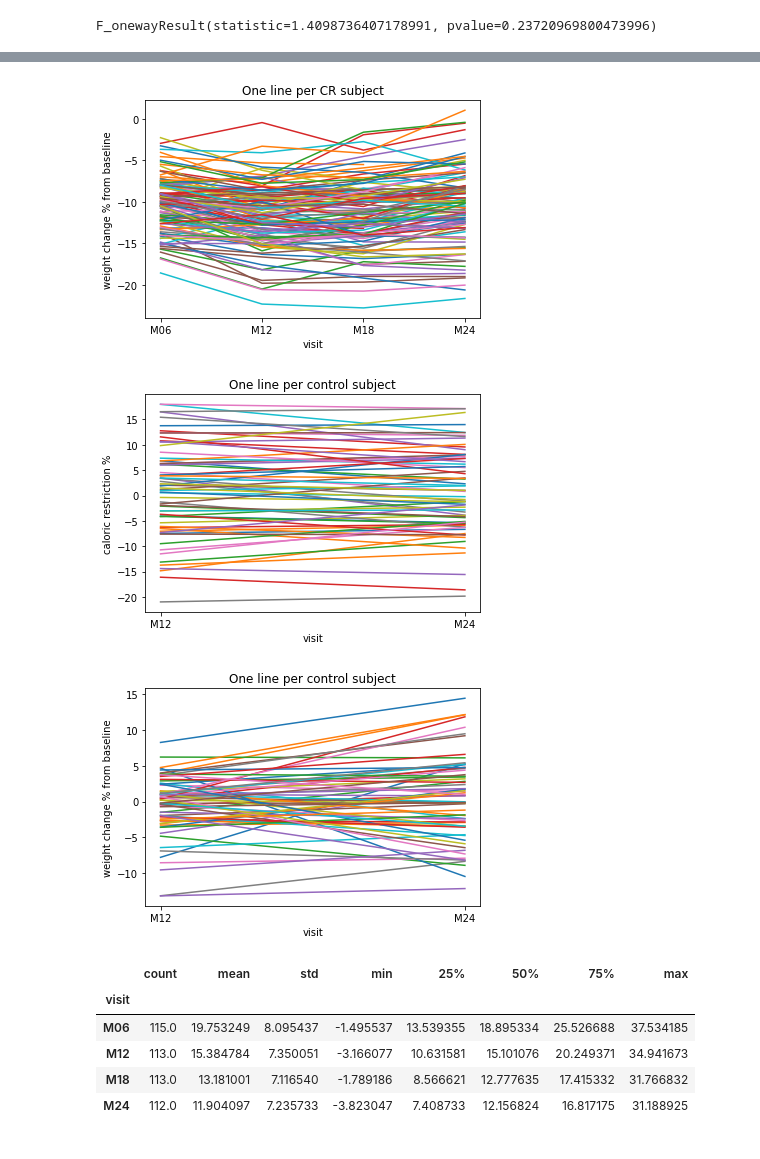
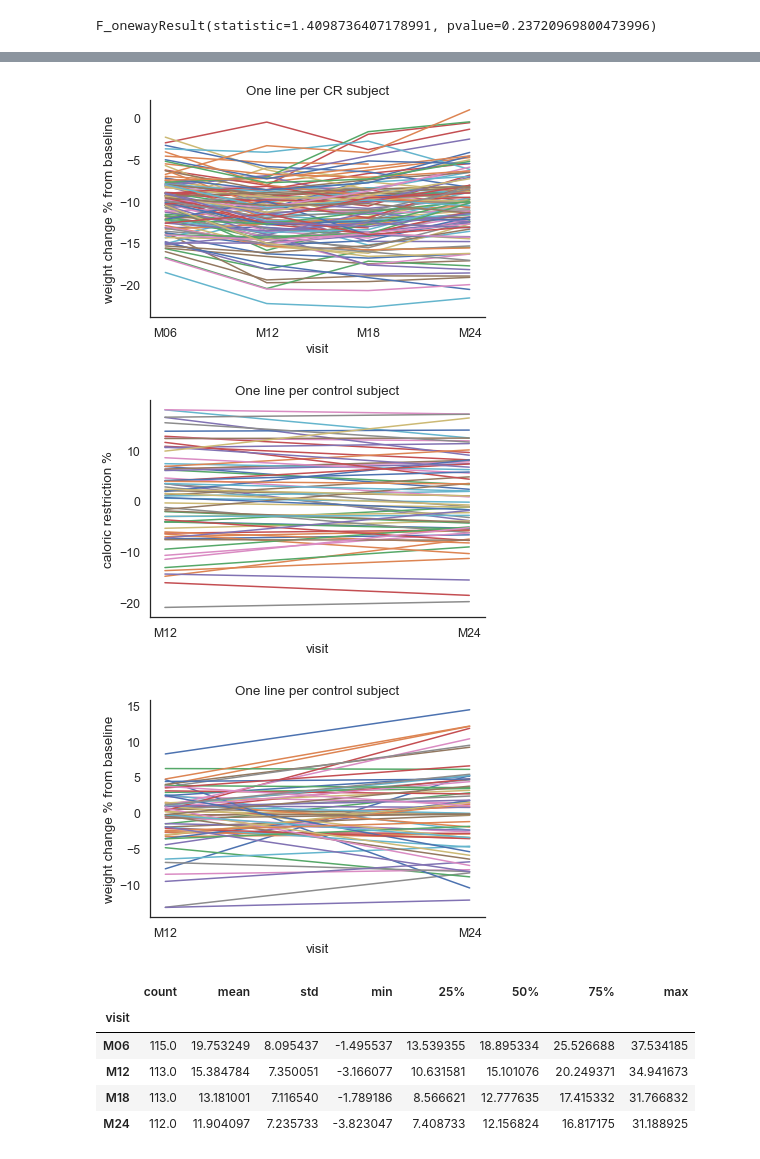
Before and after one commit to jasongfleischer/CALERIEtiming, a Jupyter notebook: CALERIE analysis of eating patterns publication.ipynb, the cells around one changed output, grey strips where cells are left out. Cells and saved outputs as stored; diff of their text form; code cells hidden in the pictures.

```diff
--- a/CALERIE analysis of eating patterns publication.ipynb
+++ b/CALERIE analysis of eating patterns publication.ipynb
@@ -15,6 +15,7 @@ import seaborn as sns
 import glob
 import numpy as np
 import matplotlib.pyplot as plt
+import scipy.stats as stats
 
 from IPython.display import display
 
@@ -25,6 +26,9 @@ from pathlib import Path
 
 %matplotlib inline
 
+sns.set(font_scale = 1.12)
+sns.set_style('white')
+
 ! pip list
 # %% [output]
 Package                            Version
@@ -940,30 +963,34 @@ plt.savefig(outdir+'lineplot_caloric_restriction_visit.png')
 # %%
+
 ddat.query('tx=="Caloric Restriction"').groupby('deidnum')['weight change %'].plot();
 plt.xticks([0,1,2,3],['M06','M12','M18','M24'])
 plt.ylabel('weight change % from baseline');
 plt.xlabel('visit');
 plt.title('One line per CR subject')
-plt.savefig(outdir+'lineplot_weight_change_visit.png')
+sns.despine()
+plt.savefig(outdir+'lineplot_weight_change_visit.png',dpi=300)
 # %% [output]
-[figure, old version]
+[figure, new version]
 # %%
 ddat.query('tx=="Control"').groupby('deidnum')['caloric restriction %'].plot();
 plt.xticks([0,1],['M12','M24'])
 plt.ylabel('caloric restriction %');
 plt.xlabel('visit');
 plt.title('One line per control subject')
-plt.savefig(outdir+'lineplot_control_caloric_restriction_visit.png')
+sns.despine()
+plt.savefig(outdir+'lineplot_control_caloric_restriction_visit.png',dpi=300)
 # %% [output]
-[figure, old version]
+[figure, new version]
 # %%
 ddat.query('tx=="Control"').groupby('deidnum')['weight change %'].plot();
 plt.xticks([0,1],['M12','M24'])
 plt.ylabel('weight change % from baseline');
 plt.xlabel('visit');
 plt.title('One line per control subject')
-plt.savefig(outdir+'lineplot_control_weight_change_visit.png')
+sns.despine()
+plt.savefig(outdir+'lineplot_control_weight_change_visit.png',dpi=300)
 # %% [output]
-[figure, old version]
+[figure, new version]
 # %%
 ddat.query('tx=="Caloric Restriction"').groupby('visit')['caloric restriction %'].describe()
 # %% [output]
```
Also changed, not shown: parts of 49 cells of this notebook.
